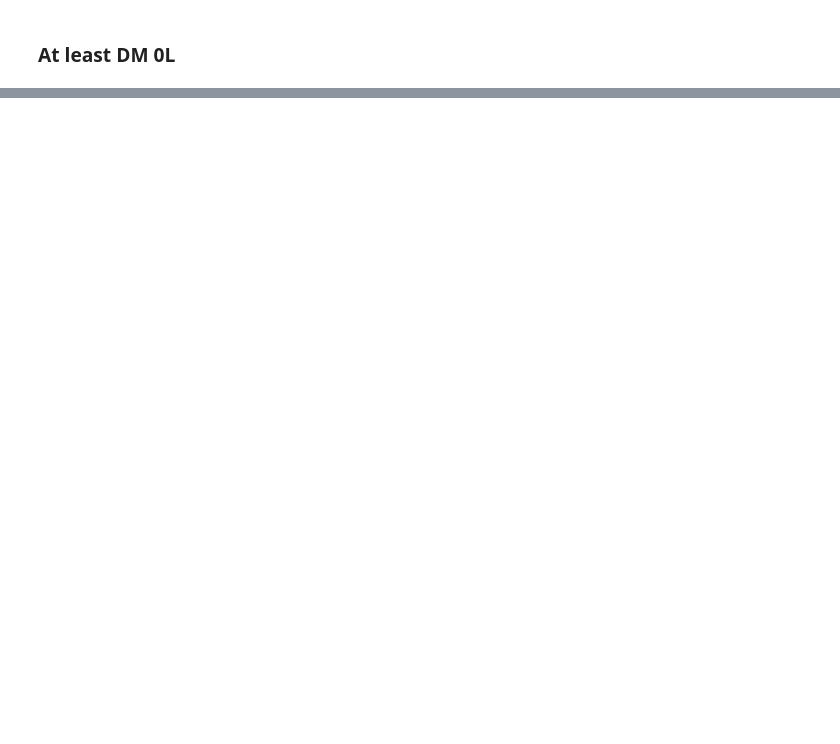
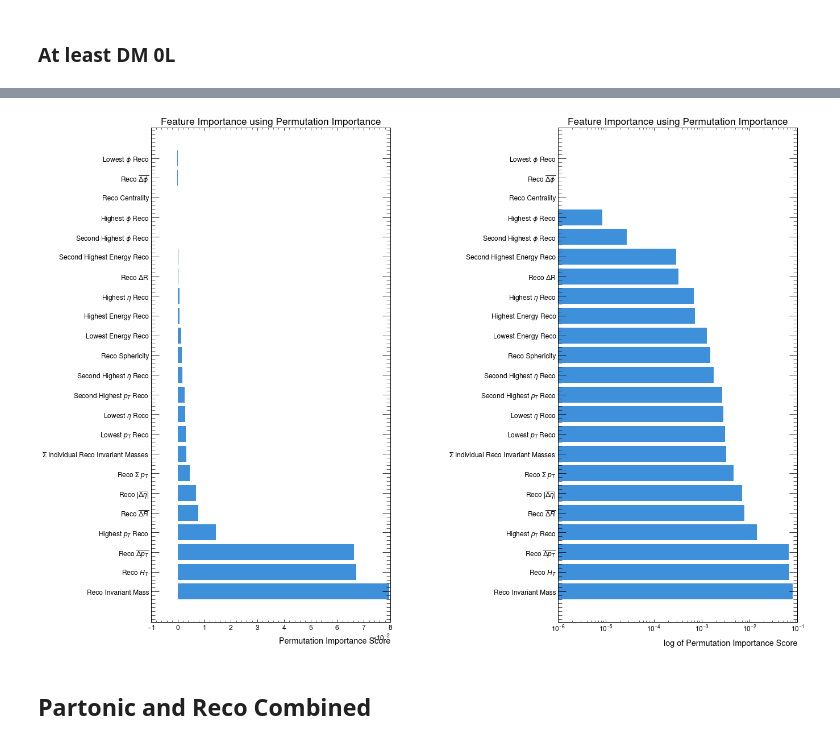
Before and after one commit to archiebrooks02/MPHYS-4Top, a Jupyter notebook: ML_final_matched_events.ipynb, the cells around one changed output, grey strips where cells are left out. Cells and saved outputs as stored; diff of their text form; code cells hidden in the pictures; blank space fills up the shorter version.

```diff
--- a/ML_final_matched_events.ipynb
+++ b/ML_final_matched_events.ipynb
@@ -2920,0 +3271,28 @@ NameError: name 'plt' is not defined
+# %%
+results_reco_0L = permutation_importance(NN_clf_reco_0L, X_test_tensor_reco_0L, y_test_tensor_reco_0L, n_repeats=30, random_state=42)
+feature_names_reco_0L = variable_names_reduced_reco_0L
+
+importance_scores_reco_0L = results_reco_0L.importances_mean
+
+feature_importance_reco_0L = sorted(zip(importance_scores_reco_0L), reverse=True)
+
+sorted_indices_reco_0L = np.argsort(importance_scores_reco_0L)[::-1]
+
+sorted_importance_scores_reco_0L = importance_scores_reco_0L[sorted_indices_reco_0L]
+sorted_feature_names_reco_0L = np.array(feature_names_reco_0L)[sorted_indices_reco_0L]
+
+fig, ax = plt.subplots(1,2,figsize=(20, 15))
+ax[0].barh(sorted_feature_names_reco_0L, sorted_importance_scores_reco_0L, align='center')
+ax[0].set_xlabel('Permutation Importance Score')
+ax[0].set_title('Feature Importance using Permutation Importance')
+
+ax[1].barh(sorted_feature_names_reco_0L, sorted_importance_scores_reco_0L, align='center')
+ax[1].set_xlabel('log of Permutation Importance Score')
+ax[1].set_xscale('log')
+ax[1].set_title('Feature Importance using Permutation Importance')
+plt.subplots_adjust(wspace=0.7)
+plt.show()
+# %% [output]
+[figure, added]
+# %% [markdown]
+## Partonic and Reco Combined
```
Also changed, not shown: parts of 50 cells of this notebook.
